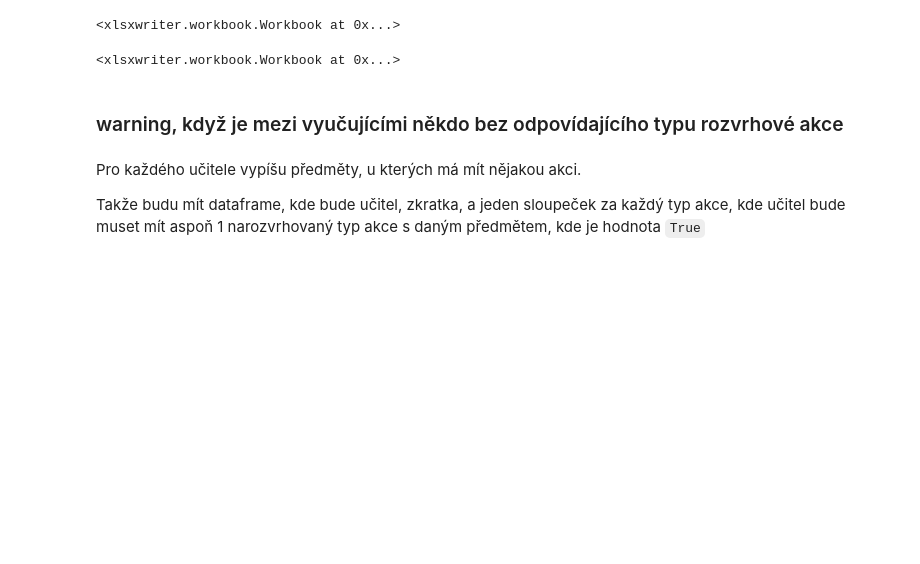
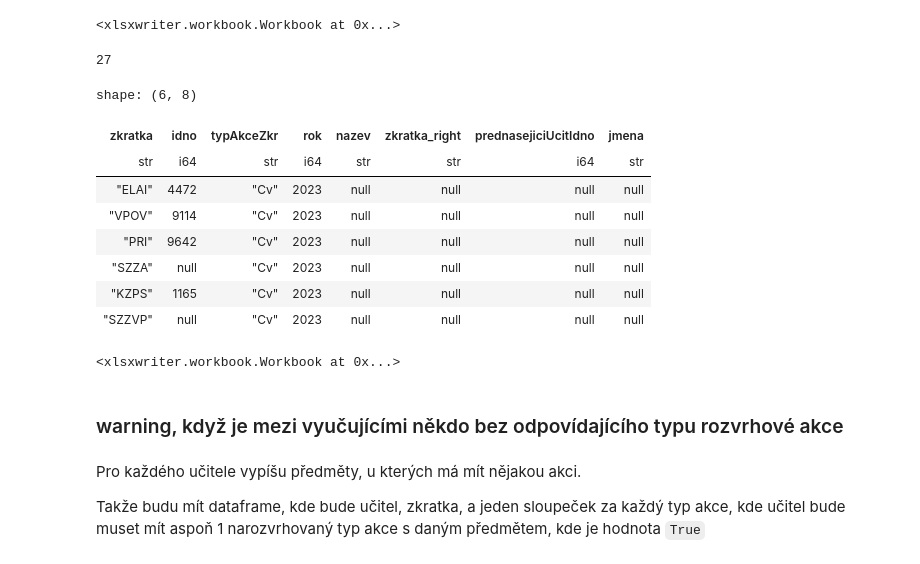
Before and after one commit to MFVS/kontrola-rozvrhu-extended, a Jupyter notebook: stag_bombator1.1.b1.ipynb, the cells around one changed output. Saved outputs shown, nothing was run; the diff lists cells and outputs as text; code cells hidden in the pictures; blank space fills up the shorter version.

```diff
--- a/stag_bombator1.1.b1.ipynb
+++ b/stag_bombator1.1.b1.ipynb
@@ -324,6 +315,9 @@ shape: (5, 8)
 # %%
 # přednášející nemá přednášku:
-filtrovani_prednasejici = male_predmety.select("nazev", "zkratka", "prednasejiciUcitIdno").explode("prednasejiciUcitIdno").filter(
+filtrovani_prednasejici = male_predmety.select("nazev", "zkratka", "prednasejiciUcitIdno").explode("prednasejiciUcitIdno")
+prednasejici_jmena = male_predmety.select("prednasejici").rename({"prednasejici":"jmena"}).with_columns(pl.col("jmena").str.strip_chars().str.split("', ")).explode("jmena")
+prednasejici_jmena = prednasejici_jmena.with_columns(pl.col("jmena").str.replace(",", ""))
+filtrovani_prednasejici = filtrovani_prednasejici.with_columns(prednasejici_jmena).filter(
     pl.col("prednasejiciUcitIdno"
 ).is_not_null()).with_columns(
     pl.col("prednasejiciUcitIdno").alias("idno")
@@ -345,4 +360,23 @@ cvicici_bez_cviceni = joined_cvicici.filter(pl.col("typAkceZkr").is_null())
 cvicici_bez_cviceni.select("nazev", "zkratka", "cviciciUcitIdno").sort("cviciciUcitIdno").write_excel("results/cvicici_bez_cviceni.xlsx")
 # %% [output]
 <xlsxwriter.workbook.Workbook at 0x...>
+# %%
+male_cviceni = maly_rozvrh.filter(pl.col("typAkceZkr") == "Cv")
+joined_cviceni = male_cviceni.join(filtrovani_prednasejici, "idno", "left").unique()
+cviceni_bez_cvicich = joined_cviceni.filter(pl.col("jmena").is_null())
+cviceni_bez_cvicich.write_csv("results_testing/cviceni_bez_cvicich.csv")
+cviceni_bez_cvicich.write_excel("results/cviceni_bez_cvicich.xlsx")
+print(cviceni_bez_cvicich.__len__())
+cviceni_bez_cvicich.head(6)
+# %% [output]
+27
+shape: (6, 8)
+| zkratka | idno | typAkceZkr | rok | nazev | zkratka_right | prednasejiciUcitIdno | jmena |
+| str | i64 | str | i64 | str | str | i64 | str |
+| "ELAI" | 4472 | "Cv" | 2023 | null | null | null | null |
+| "VPOV" | 9114 | "Cv" | 2023 | null | null | null | null |
+| "PRI" | 9642 | "Cv" | 2023 | null | null | null | null |
+| "SZZA" | null | "Cv" | 2023 | null | null | null | null |
+| "KZPS" | 1165 | "Cv" | 2023 | null | null | null | null |
+| "SZZVP" | null | "Cv" | 2023 | null | null | null | null |
 # %%
```
Also changed, not shown: parts of 13 cells of this notebook, 16 other files.
